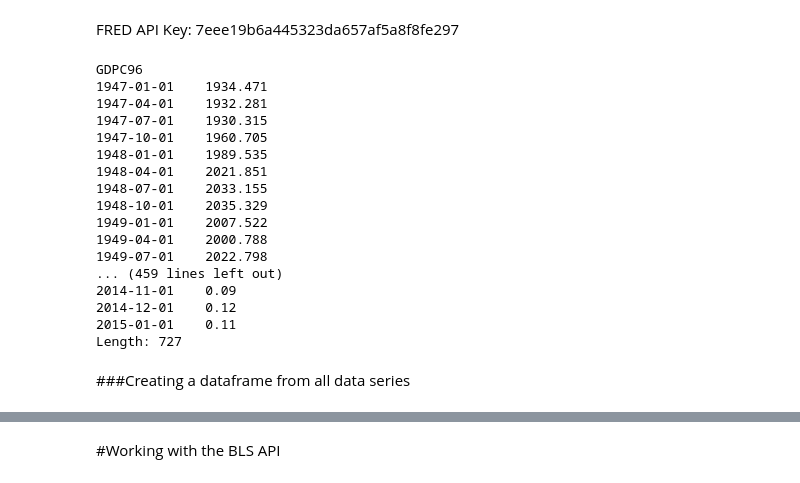
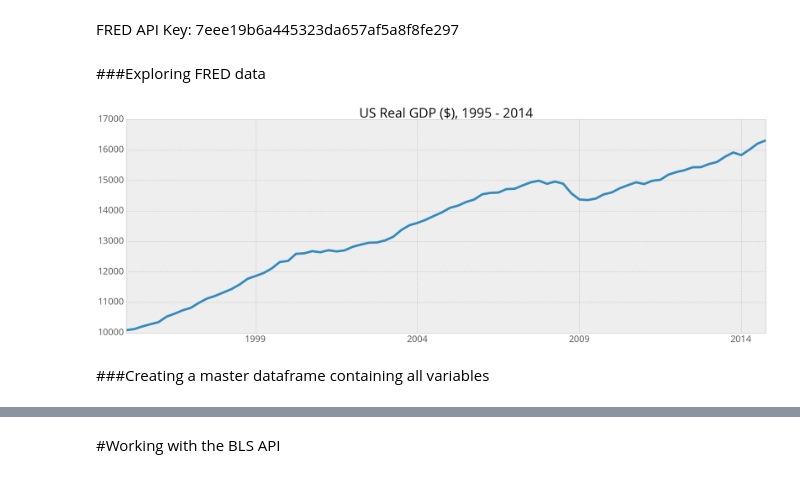
Before and after one commit to c-trl/economic-trends-vs-headline-sentiment-nlp-analysis, a Jupyter notebook: fred-api.ipynb, the cells around one changed output, grey strips where cells are left out. Saved outputs shown, nothing was run; the diff lists cells and outputs as text; code cells hidden in the pictures.

```diff
--- a/fred-api.ipynb
+++ b/fred-api.ipynb
@@ -1,3 +20,6 @@
+# %%
+mpl.rc('font', family='open sans', weight='normal', size=24.0)
+mpl.rc('lines', linewidth=6)
 # %% [markdown]
 #Notes:
 # %% [markdown]
@@ -34,6 +56,8 @@ FRED API Key: 7eee19b6a445323da657af5a8f8fe297
 from fredapi import Fred
 # %%
 fred = Fred(api_key='7eee19b6a445323da657af5a8f8fe297')
+# %% [markdown]
+###Exploring FRED data
 # %%
 get = fred.get_series
 summary = fred.get_series_info
@@ -61,28 +85,9 @@ UNC = 'USEPUINDXD' #economic policy uncertainty
 FFR = 'FEDFUNDS' #federal funds rate
 
 all_vars = [GDP, UNE, LFP, CPI, PSR, PCE, PCI, M2V, SP5, PPP, DLQ, IVS, UNC, FFR]
-# %%
-for var in all_vars:
-    print describe(var).reset_index()['series id'][0]
-    print get(var)
-    print
-# %% [output]
-GDPC96
-1947-01-01    1934.471
-1947-04-01    1932.281
-1947-07-01    1930.315
-1947-10-01    1960.705
-1948-01-01    1989.535
-1948-04-01    2021.851
-1948-07-01    2033.155
-1948-10-01    2035.329
-1949-01-01    2007.522
-1949-04-01    2000.788
-1949-07-01    2022.798
-... (459 lines left out)
-2014-11-01    0.09
-2014-12-01    0.12
-2015-01-01    0.11
-Length: 727
+# %%
+test = get(GDP, observation_start='01/01/1995').plot(figsize=(30,10), title='US Real GDP ($), 1995 - 2014')
+# %% [output]
+[figure, added]
 # %% [markdown]
-###Creating a dataframe from all data series
+###Creating a master dataframe containing all variables
```
Also changed, not shown: parts of 7 cells of this notebook.
